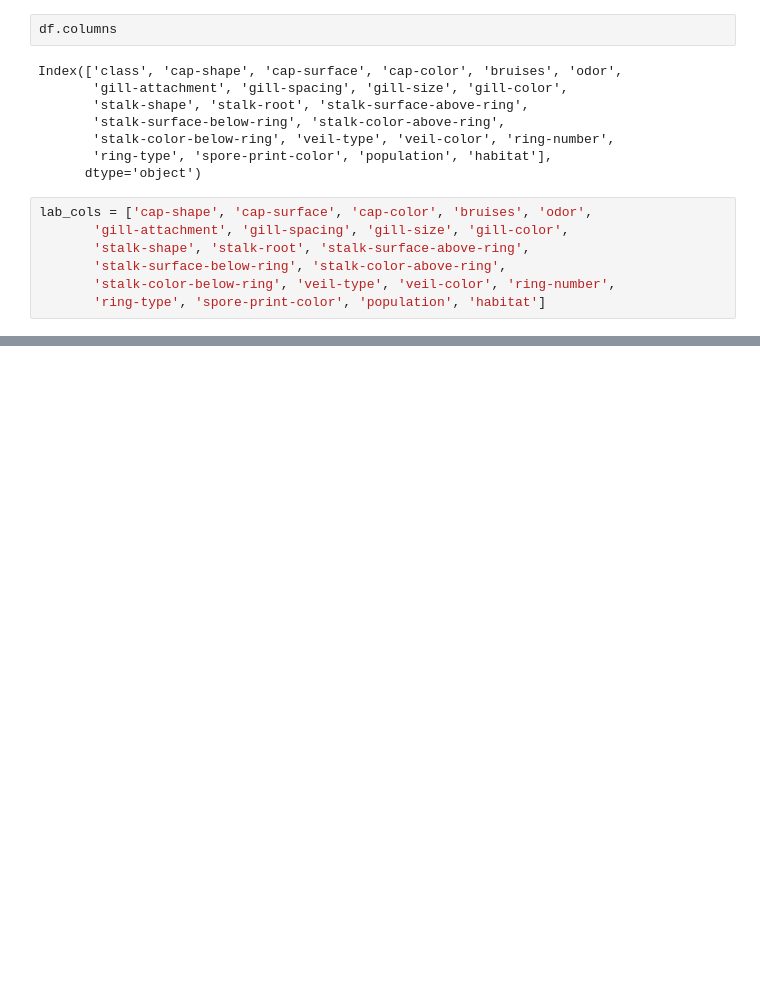
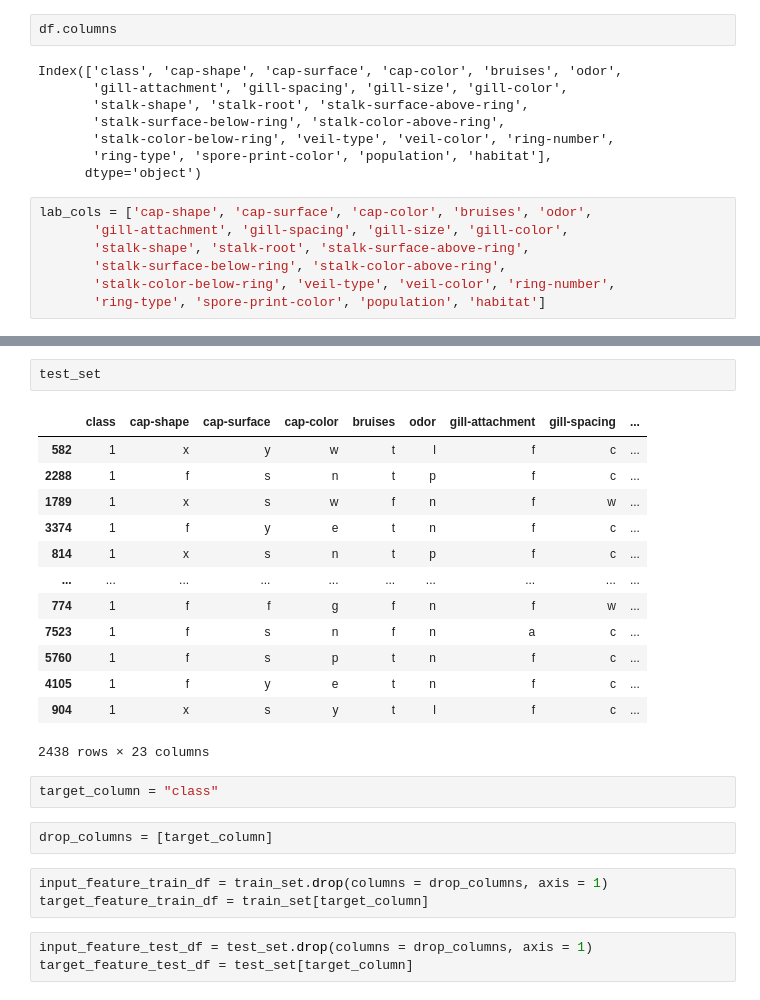
Before and after one commit to ayushgandhi904/Mushroom-Classifier, a Jupyter notebook: notebooks/trainer.ipynb, the cells around one changed output, grey strips where cells are left out. Drawn from its saved outputs; the diff is of its cells as text; blank space fills up the shorter version.

```diff
--- a/notebooks/trainer.ipynb
+++ b/notebooks/trainer.ipynb
@@ -66,0 +103,26 @@ preprocessor = ColumnTransformer([
+# %%
+test_set
+# %% [output]
+|  | class | cap-shape | cap-surface | cap-color | bruises | odor | gill-attachment | gill-spacing | ... |
+| 582 | 1 | x | y | w | t | l | f | c | ... |
+| 2288 | 1 | f | s | n | t | p | f | c | ... |
+| 1789 | 1 | x | s | w | f | n | f | w | ... |
+| 3374 | 1 | f | y | e | t | n | f | c | ... |
+| 814 | 1 | x | s | n | t | p | f | c | ... |
+| ... | ... | ... | ... | ... | ... | ... | ... | ... | ... |
+| 774 | 1 | f | f | g | f | n | f | w | ... |
+| 7523 | 1 | f | s | n | f | n | a | c | ... |
+| 5760 | 1 | f | s | p | t | n | f | c | ... |
+| 4105 | 1 | f | y | e | t | n | f | c | ... |
+| 904 | 1 | x | s | y | t | l | f | c | ... |
+2438 rows × 23 columns
+# %%
+target_column = "class"
+# %%
+drop_columns = [target_column]
+# %%
+input_feature_train_df = train_set.drop(columns = drop_columns, axis = 1)
+target_feature_train_df = train_set[target_column]
+# %%
+input_feature_test_df = test_set.drop(columns = drop_columns, axis = 1)
+target_feature_test_df = test_set[target_column]
```
Also changed, not shown: parts of 7 cells of this notebook, 4 other files.
